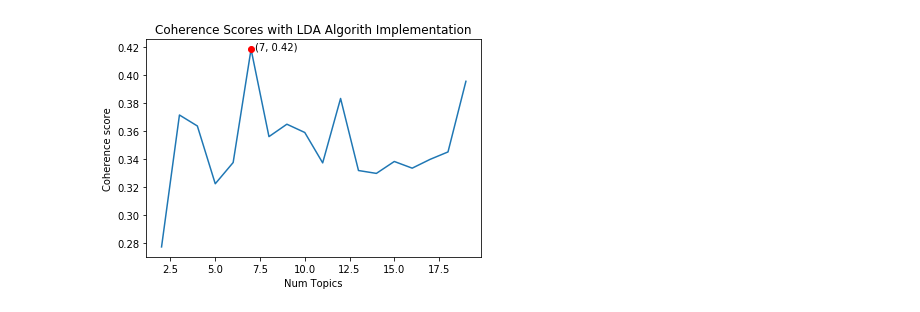
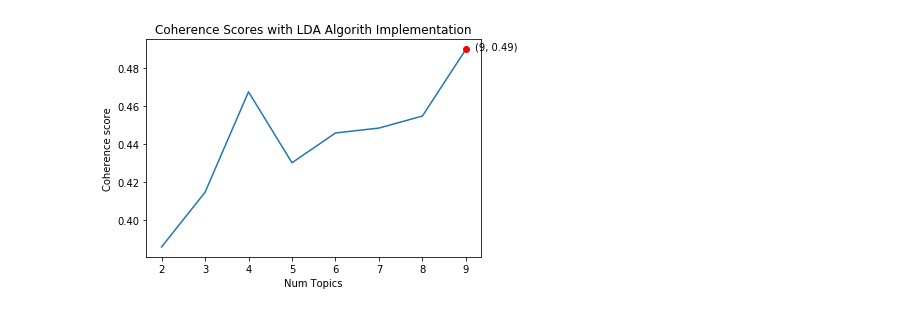
Before and after one commit to morena-au/Smart-House, a Jupyter notebook: Reddit.ipynb, the cells around one changed output. Cells and saved outputs as stored; diff of their text form; code cells hidden in the pictures.

Commit message:
3000 comments

```diff
--- a/Reddit.ipynb
+++ b/Reddit.ipynb
@@ -62 +64,16 @@ df['clean_body'] = [re.sub(r"((?:https?:\/\/(?:www\.)?|(?:pic\.|www\.)(?:\S*\.))
+# %%
+# Extracting URLs: external links often informative, but they add unwanted noise to our NLP model
+# Strip out hyperlinks and copy thme in a new column URL
+
+# Find URL
+def Find(string):
+    # with valid conditions for urls in string
+    url = re.findall('http[s]?://(?:[a-zA-Z]|[0-9]|[$-_@.&+]|[!*\(\), ]|(?:%[0-9a-fA-F][0-9a-fA-F]))+', string)
+    return url
+
+# apply the function on the body column
+df['URL'] = df.body.apply(find_URL)
+
+# create a colummn with pre-processed:
+df['clean_body'] = [re.sub('http[s]?://(?:[a-zA-Z]|[0-9]|[$-_@.&+]|[!*\(\), ]|(?:%[0-9a-fA-F][0-9a-fA-F]))+','', x) for x in df['body']]
 # %%
@@ -66,13 +83,13 @@ df['clean_body'] = [re.sub(r'([a-zA-Z]+)(-)([a-zA-Z]+)', r'\g<1>\g<3>', x) for x
 # Standardizing the informal language of comments
 # NLTK Stop words
 stop_words = stopwords.words('english')
-#stop_words.extend(['home', 'week', 'actual'])
+stop_words.extend(['home', 'day', 'hour', 'minute', 'second', 'week', 'year', 'today', 'yesterday', 'tomorrow'])
 
 #We specify the stemmer or lemmatizer we want to use
 word_rooter = nltk.stem.snowball.PorterStemmer(ignore_stopwords=False).stem
 wordnet_lemmatizer = WordNetLemmatizer()
 
-def clean_comment(comment, bigrams=False, lemma=False, allowed_postags=['NOUN', 'ADJ', 'VERB']):
+def clean_comment(comment, bigrams=False, lemma=False, allowed_postags=['NOUN', 'ADJ', 'VERB', 'PROPN']):
     comment = comment.lower() # ? consider to make general the name of companies or decives
     comment = re.sub('&gt', ' ', comment) # remove all copied text into a comment '&gt'
     comment = re.sub('[^\s\w]', ' ', comment) # strip out everything (punctuation) that is not Unicode whitespace or word character
@@ -182,6 +215,6 @@ wiki_text['token_text'] = [[word for word in comment.split()] for comment in wik
 # %%
-# comment = df['token_text']
-comment = pd.concat([wiki_text['token_text'], df['token_text']], ignore_index=True)
+comment = df['token_text']
+# comment = pd.concat([wiki_text['token_text'], df['token_text']], ignore_index=True)
 # %%
 # Create Dictionary
 dictionary = corpora.Dictionary(comment)
@@ -324,7 +359,7 @@ def LDA_coherence_values(dictionary, corpus, texts, limit, chunksize = 100, star
     return model_list, coherence_values
 # %%
 model_list, coherence_values = LDA_coherence_values(dictionary=dictionary, corpus=corpus,
-                                                          texts=comment, start=2, limit=20, step=1)
+                                                          texts=comment, start=2, limit=10, step=1)
 # %% [output]
 Running model with number of topics:  2
 Running model with number of topics:  3
@@ -347,19 +372,19 @@ Running model with number of topics:  19
 # %%
-limit = 20
+limit = 10
 start=2
 step=1
 x = range(start, limit, step)
 plt.plot(x, coherence_values)
 plt.plot(x[np.argmax(coherence_values)], max(coherence_values), 'or')
 plt.text(x[np.argmax(coherence_values)]+0.2, max(coherence_values),
          r'({}, {})'.format(x[np.argmax(coherence_values)], np.round(max(coherence_values), 2)))
 plt.xlabel('Num Topics')
 plt.ylabel('Coherence score')
 plt.title('Coherence Scores with LDA Algorith Implementation')
 # plt.savefig('output/Topics_Coher_LDA_Model_page')
 plt.show()
 # %% [output]
-[figure, old version]
+[figure, new version]
 # %%
 print('\nLDA model: \n')
 for num, cv in zip(x, coherence_values):
```
Also changed, not shown: parts of 31 cells of this notebook.
